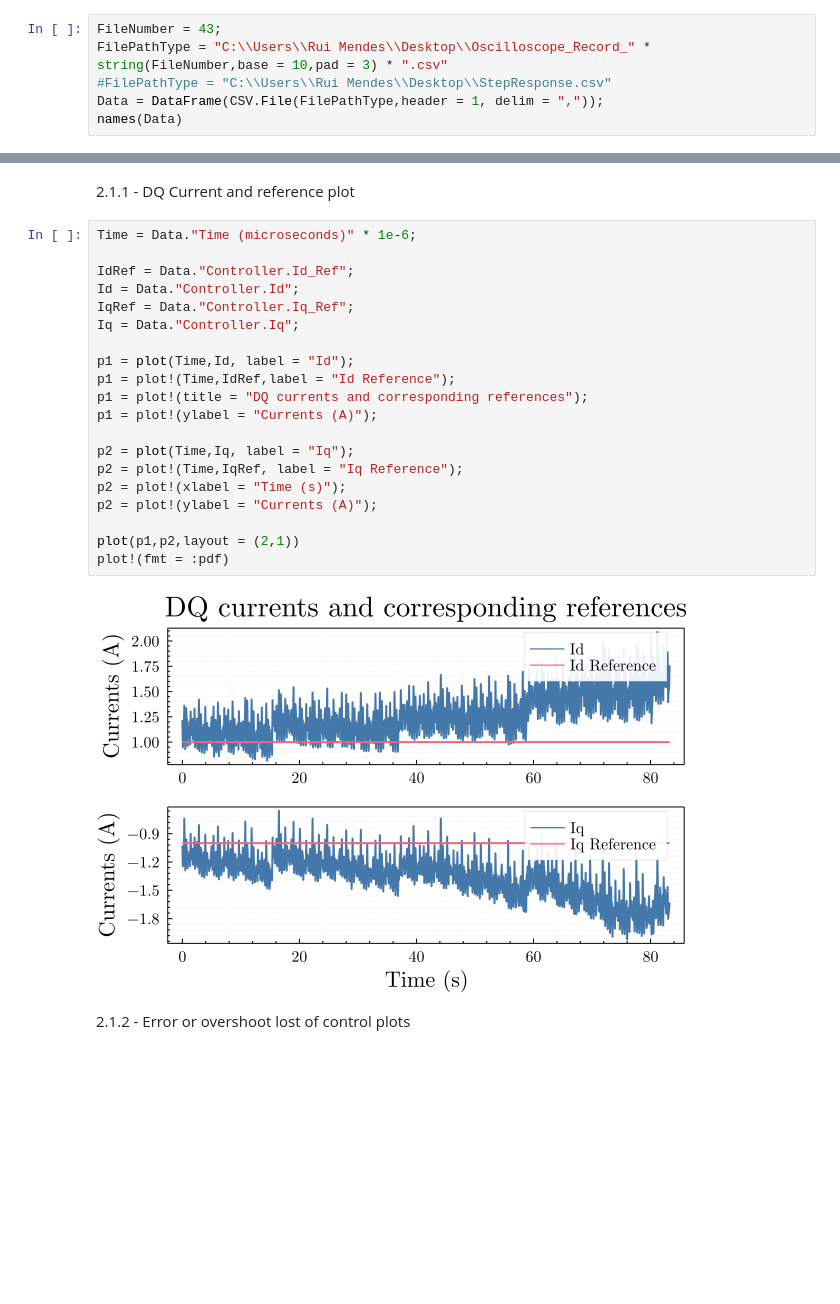
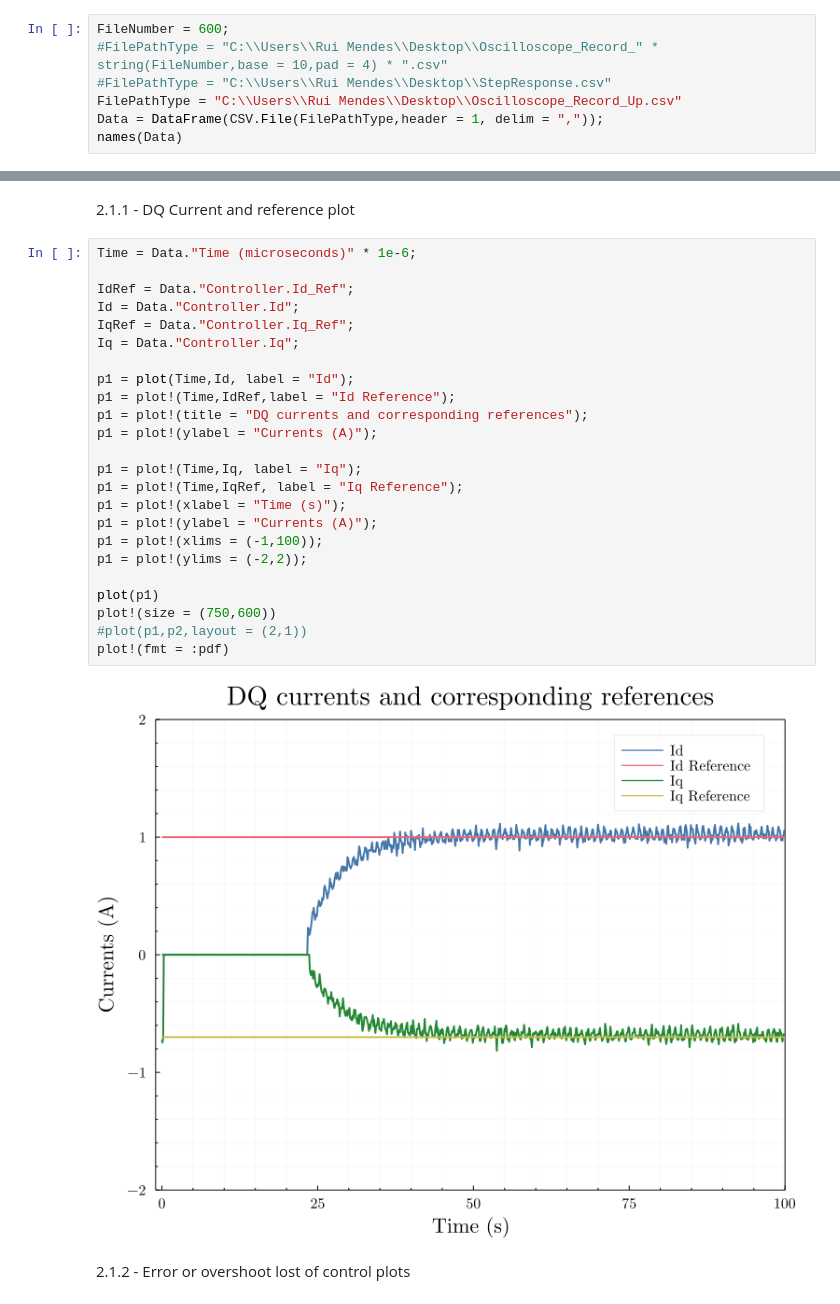
Before and after one commit to 15git-ruimendes/MastersThesis, a Jupyter notebook: Micrium_Ploter.ipynb, the cells around one changed output, grey strips where cells are left out. Drawn from its saved outputs; the diff is of its cells as text; blank space fills up the shorter version.

Commit message:
Current controller plots

```diff
--- a/Micrium_Ploter.ipynb
+++ b/Micrium_Ploter.ipynb
@@ -21,9 +21,10 @@ scalefontsizes(1.3)
 
 2.1 - Oscilloscope Files (For Loop)
 # %%
-FileNumber = 43;
-FilePathType = "C:\\Users\\Rui Mendes\\Desktop\\Oscilloscope_Record_" * string(FileNumber,base = 10,pad = 3) * ".csv"
+FileNumber = 600;
+#FilePathType = "C:\\Users\\Rui Mendes\\Desktop\\Oscilloscope_Record_" * string(FileNumber,base = 10,pad = 4) * ".csv"
 #FilePathType = "C:\\Users\\Rui Mendes\\Desktop\\StepResponse.csv"
+FilePathType = "C:\\Users\\Rui Mendes\\Desktop\\Oscilloscope_Record_Up.csv"
 Data = DataFrame(CSV.File(FilePathType,header = 1, delim = ","));
 names(Data)
 # %% [output]
@@ -42,25 +42,29 @@ names(Data)
 # %%
 Time = Data."Time (microseconds)" * 1e-6;
 
 IdRef = Data."Controller.Id_Ref";
 Id = Data."Controller.Id";
 IqRef = Data."Controller.Iq_Ref";
 Iq = Data."Controller.Iq";
 
 p1 = plot(Time,Id, label = "Id");
 p1 = plot!(Time,IdRef,label = "Id Reference");
 p1 = plot!(title = "DQ currents and corresponding references");
 p1 = plot!(ylabel = "Currents (A)");
 
-p2 = plot(Time,Iq, label = "Iq");
-p2 = plot!(Time,IqRef, label = "Iq Reference");
-p2 = plot!(xlabel = "Time (s)");
-p2 = plot!(ylabel = "Currents (A)");
+p1 = plot!(Time,Iq, label = "Iq");
+p1 = plot!(Time,IqRef, label = "Iq Reference");
+p1 = plot!(xlabel = "Time (s)");
+p1 = plot!(ylabel = "Currents (A)");
+p1 = plot!(xlims = (-1,100));
+p1 = plot!(ylims = (-2,2));
 
-plot(p1,p2,layout = (2,1))
+plot(p1)
+plot!(size = (750,600))
+#plot(p1,p2,layout = (2,1))
 plot!(fmt = :pdf)
 # %% [output]
-[figure, old version]
+[figure, new version]
 # %% [markdown]
 2.1.2 - Error or overshoot lost of control plots
 # %%
```
Also changed, not shown: parts of 4 cells of this notebook, 4 other files.
